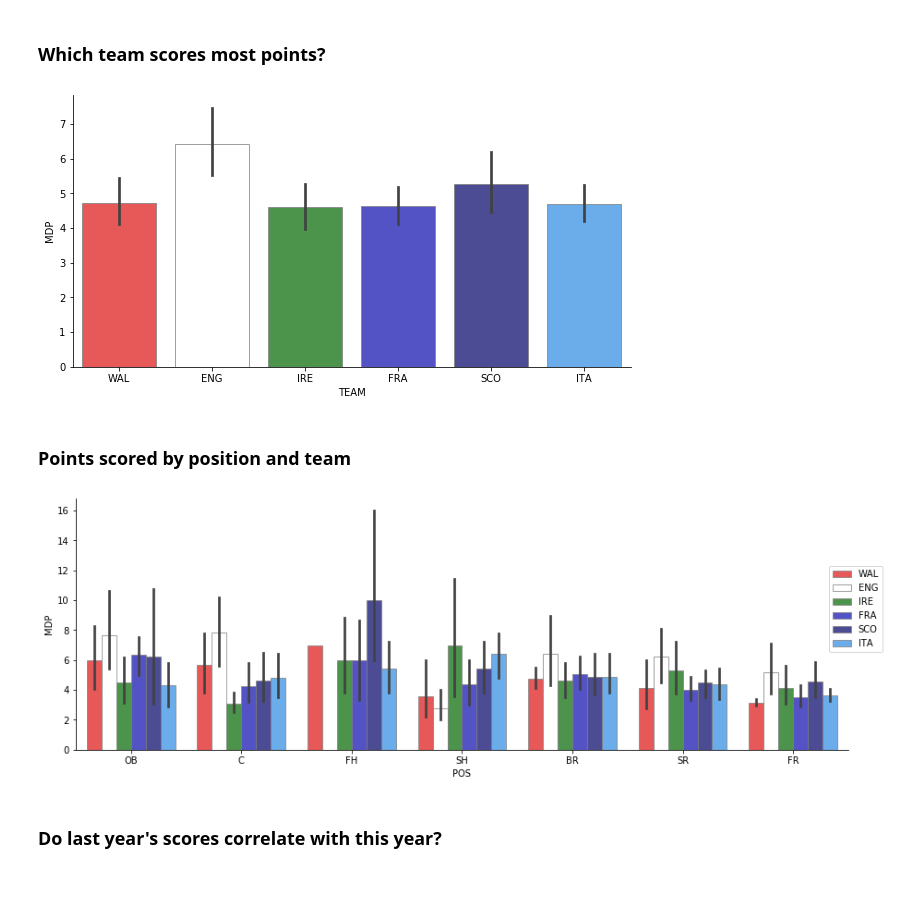
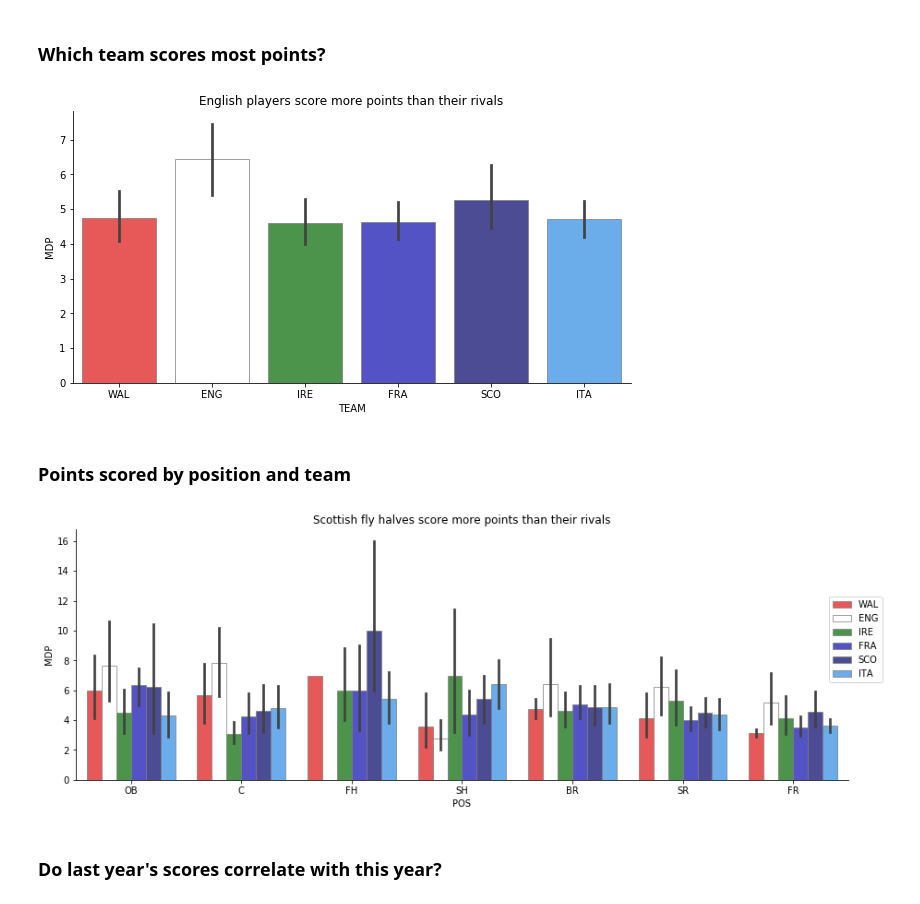
Before and after one commit to niclas-thomas/espn_fantasy_rugby, a Jupyter notebook: analytics/Analysis.ipynb, the cells around one changed output. Drawn from its saved outputs; the diff is of its cells as text; code cells hidden in the pictures.

```diff
--- a/analytics/Analysis.ipynb
+++ b/analytics/Analysis.ipynb
@@ -212,20 +114,21 @@ matplotlib.pyplot.show()
 # %%
 fig, ax = matplotlib.pyplot.subplots(figsize=(10,5))
 seaborn.barplot(
     data=starter_data,
     x='TEAM',
     y='MDP',
     order=TEAM_COLORS.keys(),
     palette=TEAM_COLORS.values(),
     **{
         'alpha': 0.75,
         'edgecolor': 'grey'
       }
 )
 seaborn.despine()
+ax.set_title('English players score more points than their rivals')
 matplotlib.pyplot.show()
 # %% [output]
-[figure, old version]
+[figure, new version]
 # %% [markdown]
 ### Points scored by position and team
 # %%
@@ -245,9 +148,10 @@ seaborn.barplot(
 )
 ax.legend(bbox_to_anchor=(1.05, 0.75))
 seaborn.despine()
+ax.set_title('Scottish fly halves score more points than their rivals')
 matplotlib.pyplot.show()
 # %% [output]
-[figure, old version]
+[figure, new version]
 # %% [markdown]
 ### Do last year's scores correlate with this year?
 # %%
```
Also changed, not shown: parts of 27 cells of this notebook.
